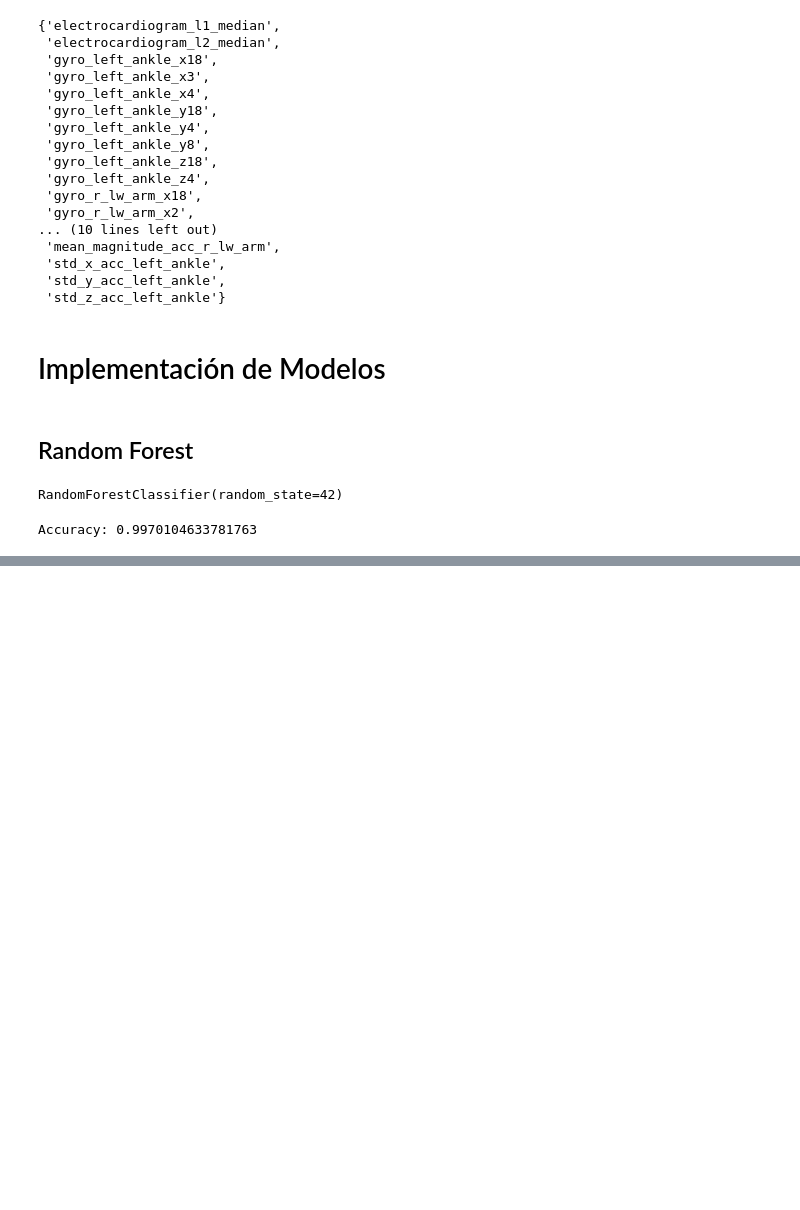
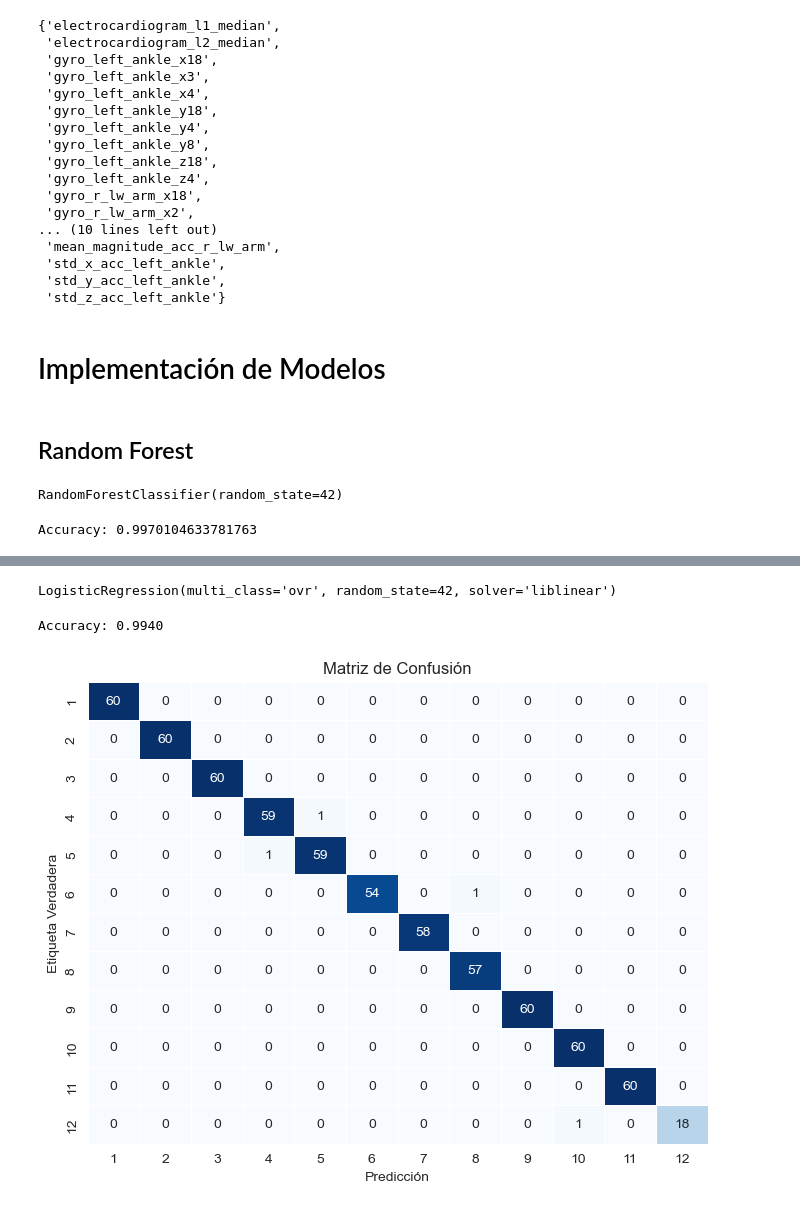
Before and after one commit to CarlosJCD/FDparaelRAHPconPython, a Jupyter notebook: Notebooks/MHEALTH.ipynb, the cells around one changed output, grey strips where cells are left out. Cells and saved outputs as stored; diff of their text form; code cells hidden in the pictures; blank space fills up the shorter version.

Commit message:
añadi uso de modelos RF y LR

```diff
--- a/Notebooks/MHEALTH.ipynb
+++ b/Notebooks/MHEALTH.ipynb
@@ -1028,0 +1036,31 @@ F1 Score: 0.9970
+# %%
+# Crear el modelo de regresión logística para multiclase
+log_reg_model = LogisticRegression(multi_class='ovr', solver='liblinear', random_state=42)
+
+# Entrenar el modelo
+log_reg_model.fit(X_train, y_train)
+# %% [output]
+LogisticRegression(multi_class='ovr', random_state=42, solver='liblinear')
+# %%
+# Predecir las etiquetas del conjunto de prueba
+y_pred = log_reg_model.predict(X_test)
+# %%
+accuracy = accuracy_score(y_test, y_pred)
+print(f"Accuracy: {accuracy:.4f}")
+# %% [output]
+Accuracy: 0.9940
+# %%
+conf_matrix = confusion_matrix(y_test, y_pred)
+# %%
+plt.figure(figsize=(8, 6))
+sns.heatmap(conf_matrix, annot=True, fmt='d', cmap='Blues',
+            xticklabels=np.unique(y_test), yticklabels=np.unique(y_test),
+            cbar=False, linewidths=0.5)
+
+# Configuración de la visualización
+plt.title('Matriz de Confusión')
+plt.xlabel('Predicción')
+plt.ylabel('Etiqueta Verdadera')
+plt.show()
+# %% [output]
+[figure, added]
```
Also changed, not shown: parts of 6 cells of this notebook.
